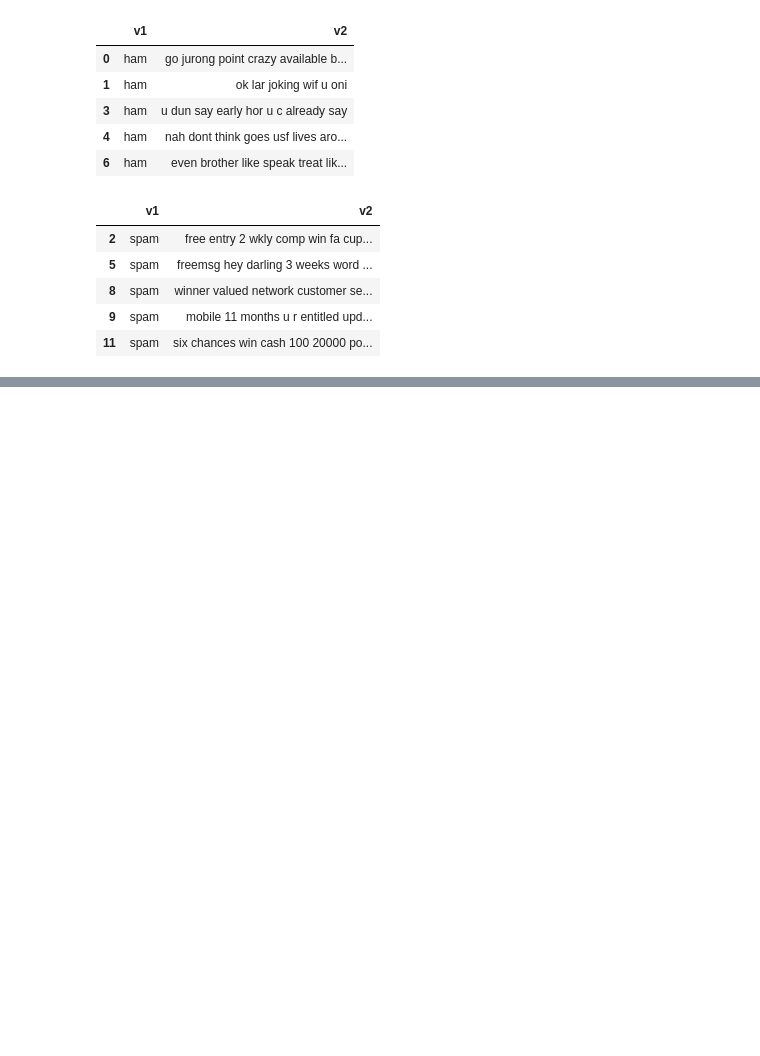
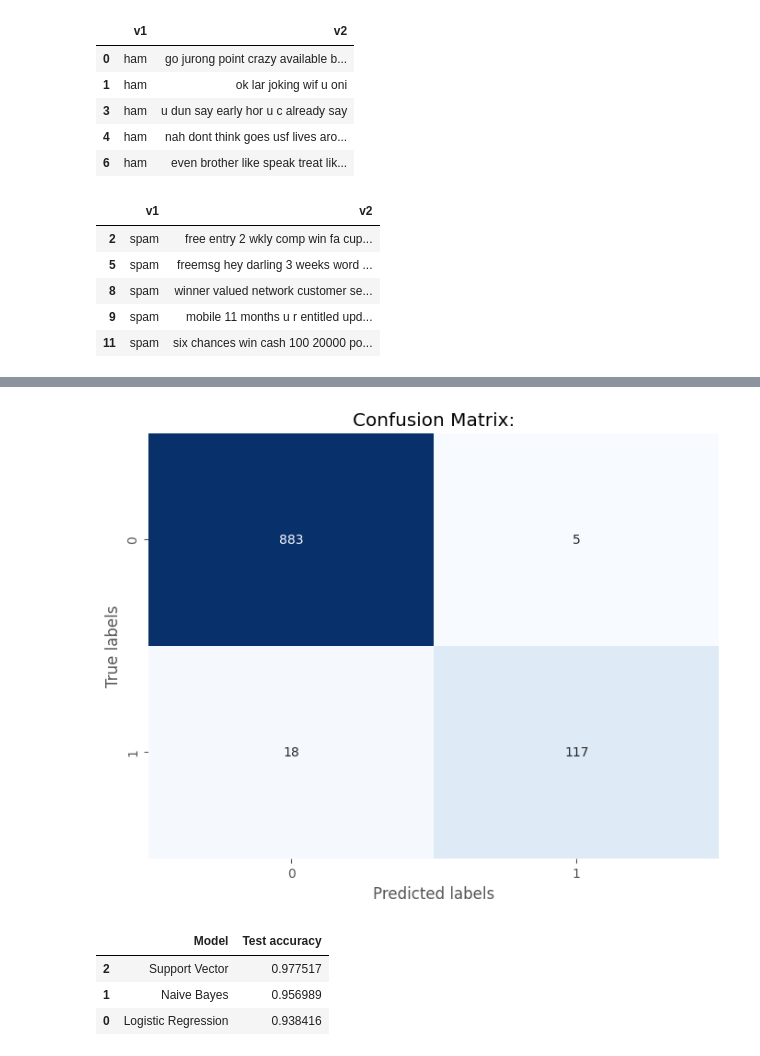
Before and after one commit to DLIBYH/Encryptix, a Jupyter notebook: spam-sms.ipynb, the cells around one changed output, grey strips where cells are left out. Cells and saved outputs as stored; diff of their text form; code cells hidden in the pictures; blank space fills up the shorter version.

```diff
--- a/spam-sms.ipynb
+++ b/spam-sms.ipynb
@@ -167,0 +259,8 @@ spam_sms.head()
+# %%
+svc = LinearSVC()
+svc.fit(x_train, y_train)
+svc_pred = svc.predict(x_test)
+svc_acc = accuracy_score(svc_pred, y_test)
+print("Training accuracy Score    : ",svc.score(x_train,y_train))
+print("Test accuracy Score : ",svc_acc )
+print(classification_report(svc_pred,y_test))
@@ -167,0 +278,28 @@ spam_sms.head()
+# %%
+# Calculate the confusion matrix
+conf_matrix = confusion_matrix(y_test, svc_pred)
+
+# Plot confusion matrix
+plt.figure(figsize=(8,6))
+sns.heatmap(conf_matrix, annot=True, fmt="d", cmap="Blues", cbar=False)
+plt.xlabel("Predicted labels")
+plt.ylabel("True labels")
+plt.title("Confusion Matrix:")
+plt.show()
+# %% [output]
+[figure, added]
+# %%
+models = pd.DataFrame({
+    'Model': ['Logistic Regression',
+              'Naive Bayes',
+              'Support Vector'],
+    'Test accuracy': [logreg_acc,
+              mnb_acc,
+              svc_acc]})
+
+models.sort_values(by='Test accuracy', ascending=False)
+# %% [output]
+|  | Model | Test accuracy |
+| 2 | Support Vector | 0.977517 |
+| 1 | Naive Bayes | 0.956989 |
+| 0 | Logistic Regression | 0.938416 |
```
Also changed, not shown: parts of 10 cells of this notebook.
